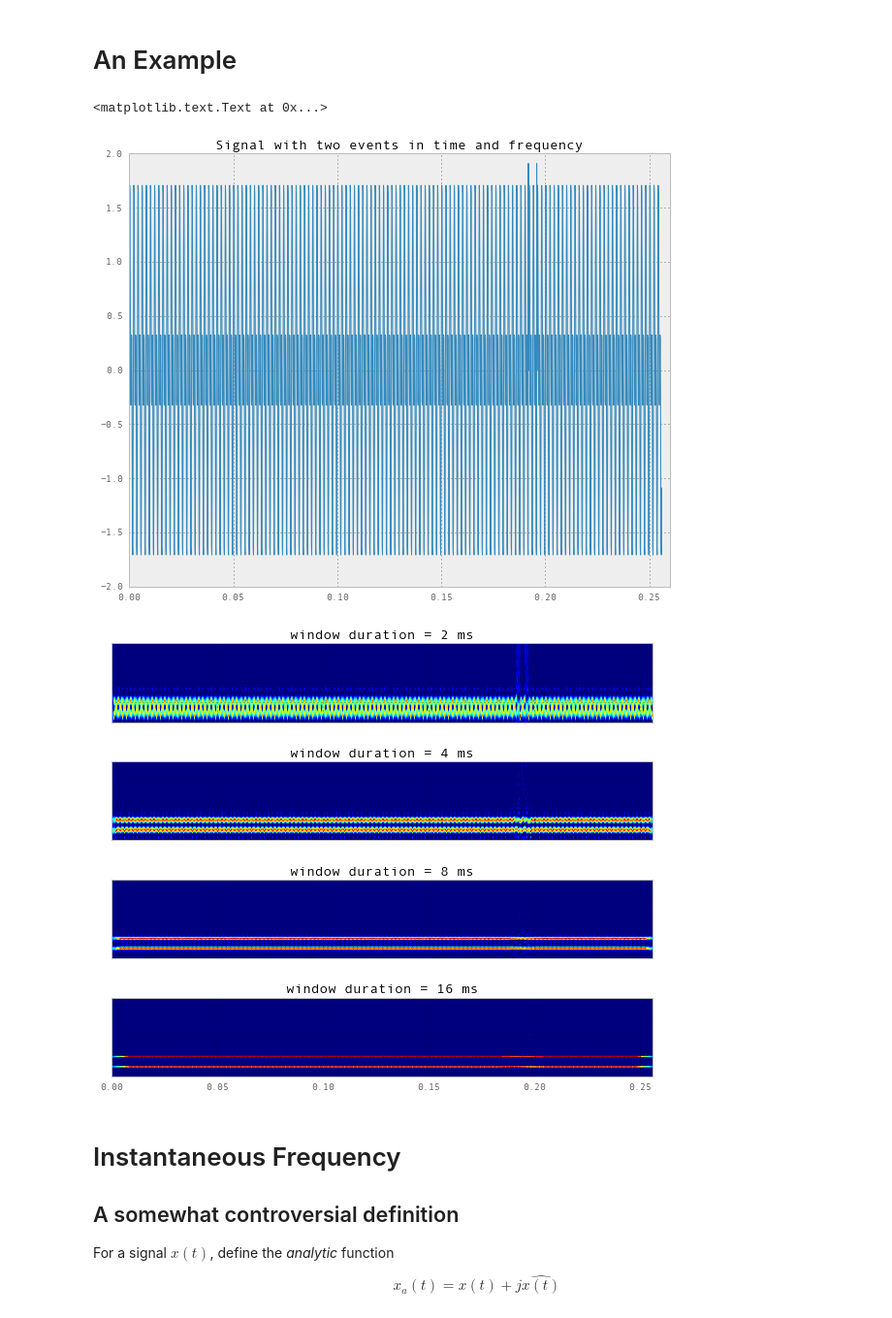
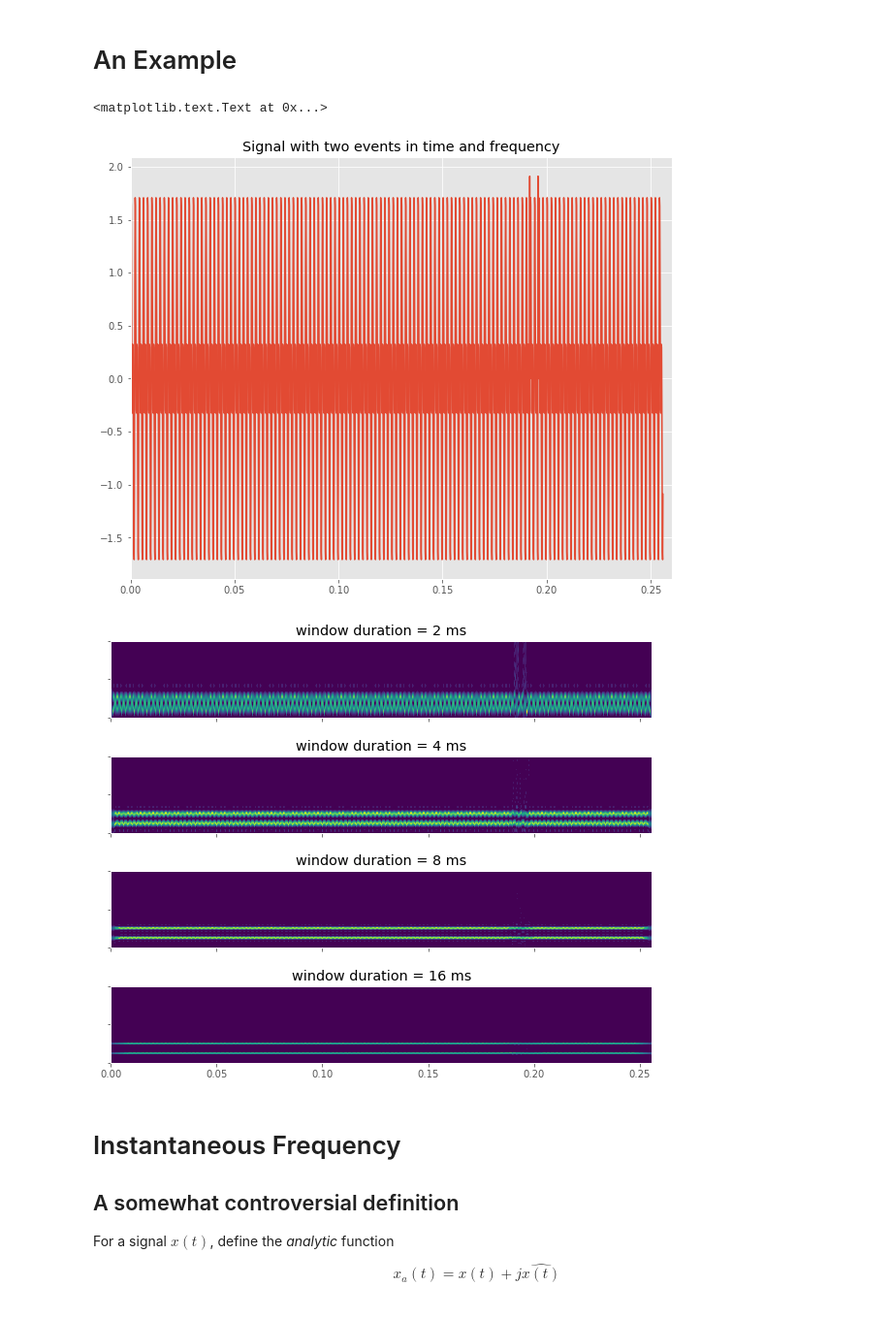
Before and after one commit to jaidevd/jaidevd.github.io, a Jupyter notebook: blog/posts/nonlinear-nonstationary-signal-processing.ipynb, the cells around one changed output. Shown at 97% size. Cells and saved outputs as stored; diff of their text form; code cells hidden in the pictures.

```diff
--- a/blog/posts/nonlinear-nonstationary-signal-processing.ipynb
+++ b/blog/posts/nonlinear-nonstationary-signal-processing.ipynb
@@ -33,6 +33,8 @@ $$ F(\omega) = \int_{-\infty}^{\infty}x(t)e^{-j\omega t}dt $$
 import numpy as np
 import matplotlib as mpl
 import matplotlib.pyplot as plt
+plt.style.use('ggplot')
+plt.rc('grid')
 from tftb.generators import fmconst
 %matplotlib inline
 # %%
@@ -120,36 +122,37 @@ plt.xlim([0, 0.26])
 plt.title("Signal with two events in time and frequency")
 # %% [output]
 <matplotlib.text.Text at 0x...>
-[figure, old version]
+[figure, new version]
 # %%
 f1, f2 = 500, 1000
 t1, t2 = 0.192, 0.196
 f_sample = 8000
 n_points = 2048
 ts = np.arange(n_points, dtype=float) / f_sample
 signal = np.sin(2 * np.pi * f1 * ts) + np.sin(2 * np.pi * f2 * ts)
 signal[int(t1 * f_sample) - 1] += 3
 signal[int(t2 * f_sample) - 1] += 3
 
 wlengths = [2, 4, 8, 16]
 nf = [(w * 0.001 * f_sample) + 1 for w in wlengths]
 fig = plt.figure(figsize=(10, 8))
 extent = [0, ts.max(), 0, 2000]
 for i, wlen in enumerate(wlengths):
-    window = np.ones((nf[i],), dtype=float)
+    window = np.ones((int(nf[i]),), dtype=float)
     stft = ShortTimeFourierTransform(signal, fwindow=window)
     stft.run()
     ax = fig.add_subplot(4, 1, i + 1)
     stft.plot(ax=ax, default_annotation=False, show=False,
               extent=extent)
     ax.set_yticklabels([])
+    ax.grid(False)
     if i != 3:
         ax.set_xticklabels([])
     ax.set_title("window duration = {} ms".format(wlen))
 plt.subplots_adjust(hspace=0.5)
 plt.show()
 # %% [output]
-[figure, old version]
+[figure, new version]
 # %% [markdown]
 # Instantaneous Frequency
 
```
Also changed, not shown: parts of 14 cells of this notebook.
